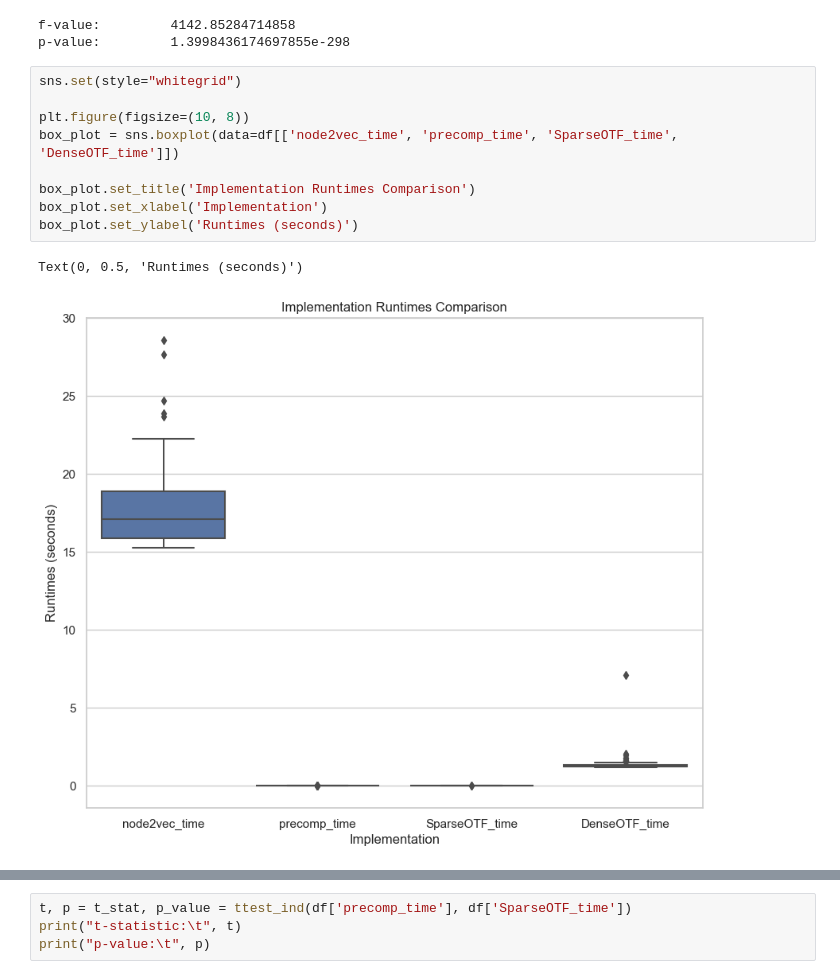
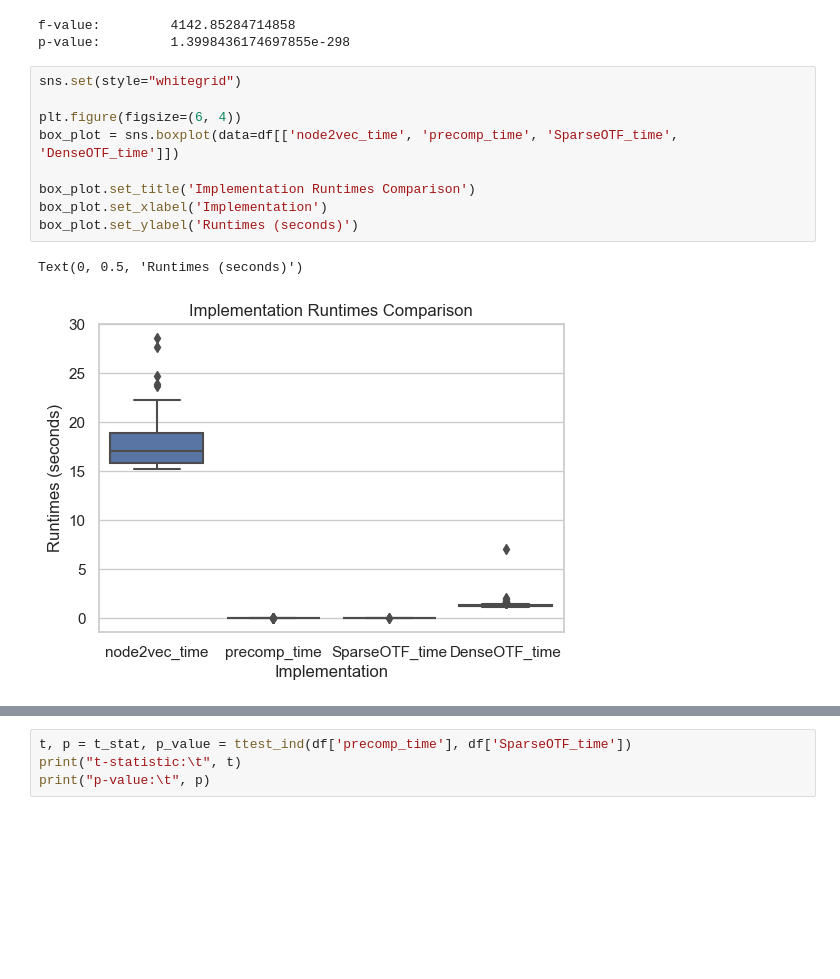
Before and after one commit to agustin-lorenzo/network-analysis-final, a Jupyter notebook: finalproject.ipynb, the cells around one changed output, grey strips where cells are left out. Drawn from its saved outputs; the diff is of its cells as text; blank space fills up the shorter version.

```diff
--- a/finalproject.ipynb
+++ b/finalproject.ipynb
@@ -393,13 +393,13 @@ p-value:         1.3998436174697855e-298
 # %%
 sns.set(style="whitegrid")
 
-plt.figure(figsize=(10, 8))
+plt.figure(figsize=(6, 4))
 box_plot = sns.boxplot(data=df[['node2vec_time', 'precomp_time', 'SparseOTF_time', 'DenseOTF_time']])
 
 box_plot.set_title('Implementation Runtimes Comparison')
 box_plot.set_xlabel('Implementation')
 box_plot.set_ylabel('Runtimes (seconds)')
 # %% [output]
 Text(0, 0.5, 'Runtimes (seconds)')
-[figure, old version]
+[figure, new version]
 # %%
```
Also changed, not shown: parts of 9 cells of this notebook.
